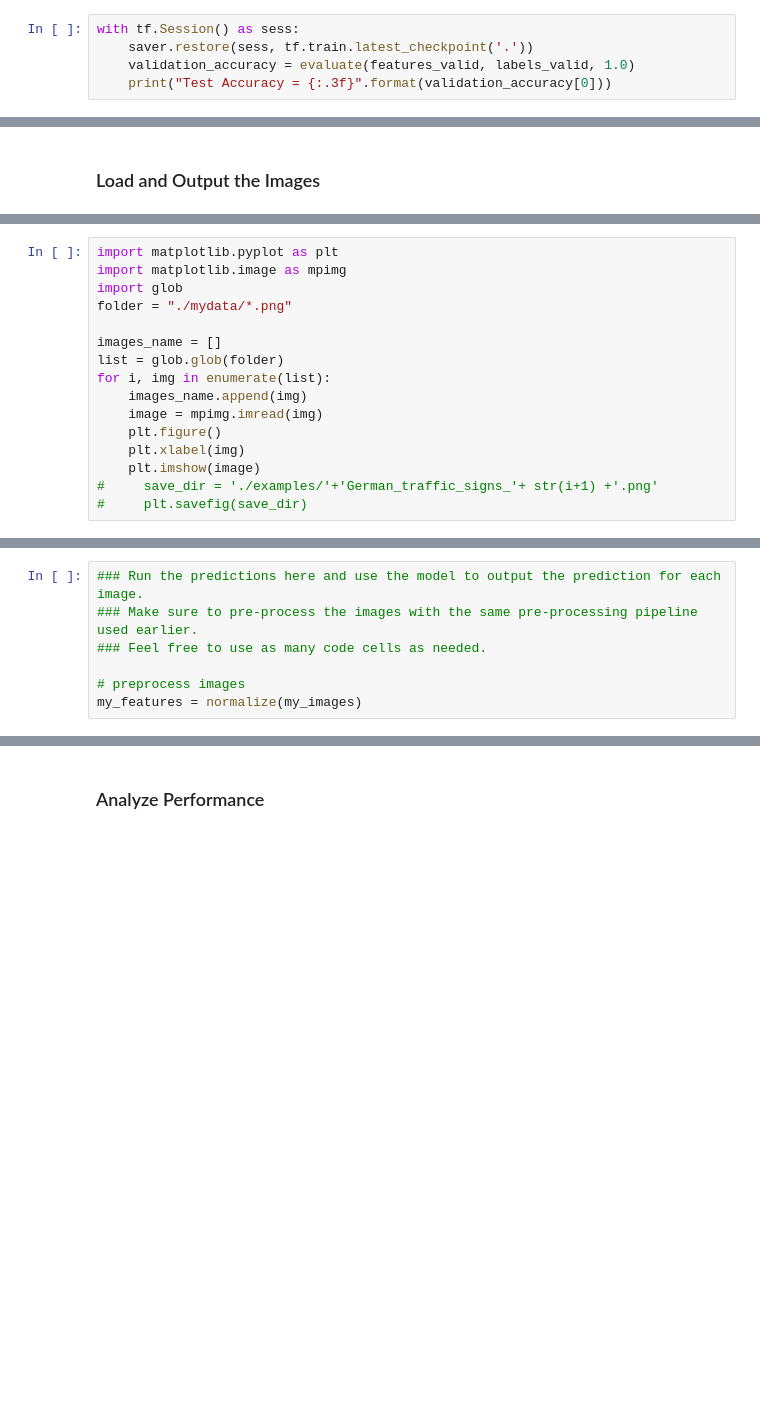
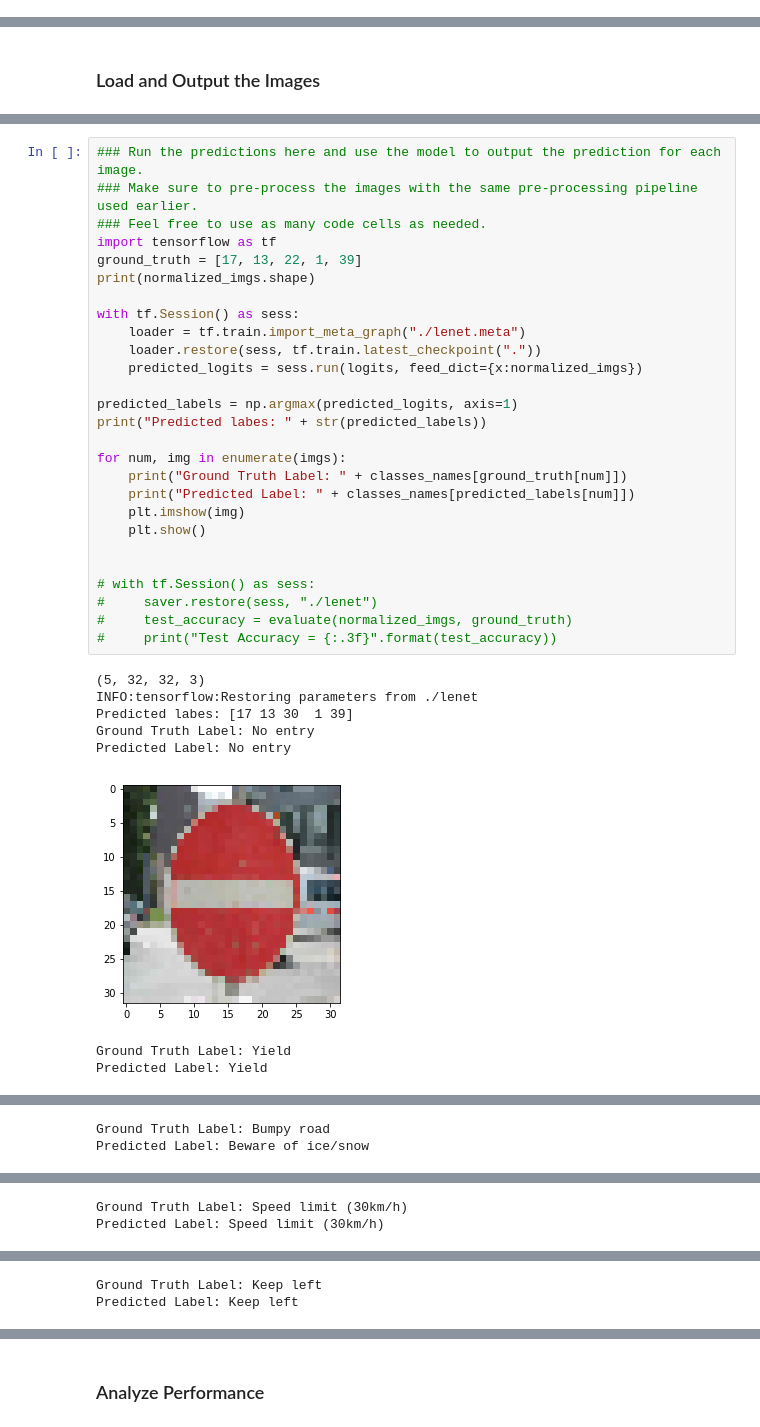
Before and after one commit to Shmuelnaaman/temp, a Jupyter notebook: Traffic_Sign_Classifier.ipynb, the cells around one changed output, grey strips where cells are left out. Drawn from its saved outputs; the diff is of its cells as text; blank space fills up the shorter version.

```diff
--- a/Traffic_Sign_Classifier.ipynb
+++ b/Traffic_Sign_Classifier.ipynb
@@ -400,5 +312,0 @@ Model saved
-# %%
-with tf.Session() as sess:
-    saver.restore(sess, tf.train.latest_checkpoint('.'))
-    validation_accuracy = evaluate(features_valid, labels_valid, 1.0)
-    print("Test Accuracy = {:.3f}".format(validation_accuracy[0]))
@@ -420,16 +378,0 @@ You may find `signnames.csv` useful as it contains mappings from the class id (i
-# %%
-import matplotlib.pyplot as plt
-import matplotlib.image as mpimg
-import glob
-folder = "./mydata/*.png"
-
-images_name = []
-list = glob.glob(folder)
-for i, img in enumerate(list):
-    images_name.append(img)
-    image = mpimg.imread(img)
-    plt.figure()
-    plt.xlabel(img)
-    plt.imshow(image)
-#     save_dir = './examples/'+'German_traffic_signs_'+ str(i+1) +'.png'
-#     plt.savefig(save_dir)
@@ -473,7 +379,36 @@ my_images = np.array([read_file(f) for f in paths])
 # %%
 ### Run the predictions here and use the model to output the prediction for each image.
 ### Make sure to pre-process the images with the same pre-processing pipeline used earlier.
 ### Feel free to use as many code cells as needed.
+import tensorflow as tf
+ground_truth = [17, 13, 22, 1, 39]
+print(normalized_imgs.shape)
 
-# preprocess images
-my_features = normalize(my_images)
+with tf.Session() as sess:
+    loader = tf.train.import_meta_graph("./lenet.meta")
+    loader.restore(sess, tf.train.latest_checkpoint("."))
+    predicted_logits = sess.run(logits, feed_dict={x:normalized_imgs})
+
+predicted_labels = np.argmax(predicted_logits, axis=1)
+print("Predicted labes: " + str(predicted_labels))
+
+for num, img in enumerate(imgs):
+    print("Ground Truth Label: " + classes_names[ground_truth[num]])
+    print("Predicted Label: " + classes_names[predicted_labels[num]])
+    plt.imshow(img)
+    plt.show()
+
+
+# with tf.Session() as sess:
+#     saver.restore(sess, "./lenet")
+#     test_accuracy = evaluate(normalized_imgs, ground_truth)
+#     print("Test Accuracy = {:.3f}".format(test_accuracy))
+# %% [output]
+(5, 32, 32, 3)
+INFO:tensorflow:Restoring parameters from ./lenet
+Predicted labes: [17 13 30  1 39]
+Ground Truth Label: No entry
+Predicted Label: No entry
+[figure, added]
+Ground Truth Label: Yield
+Predicted Label: Yield
@@ -479,0 +416,2 @@ my_features = normalize(my_images)
+Ground Truth Label: Bumpy road
+Predicted Label: Beware of ice/snow
@@ -479,0 +419,2 @@ my_features = normalize(my_images)
+Ground Truth Label: Speed limit (30km/h)
+Predicted Label: Speed limit (30km/h)
@@ -479,0 +422,2 @@ my_features = normalize(my_images)
+Ground Truth Label: Keep left
+Predicted Label: Keep left
```
Also changed, not shown: parts of 41 cells of this notebook, 1 other file.
